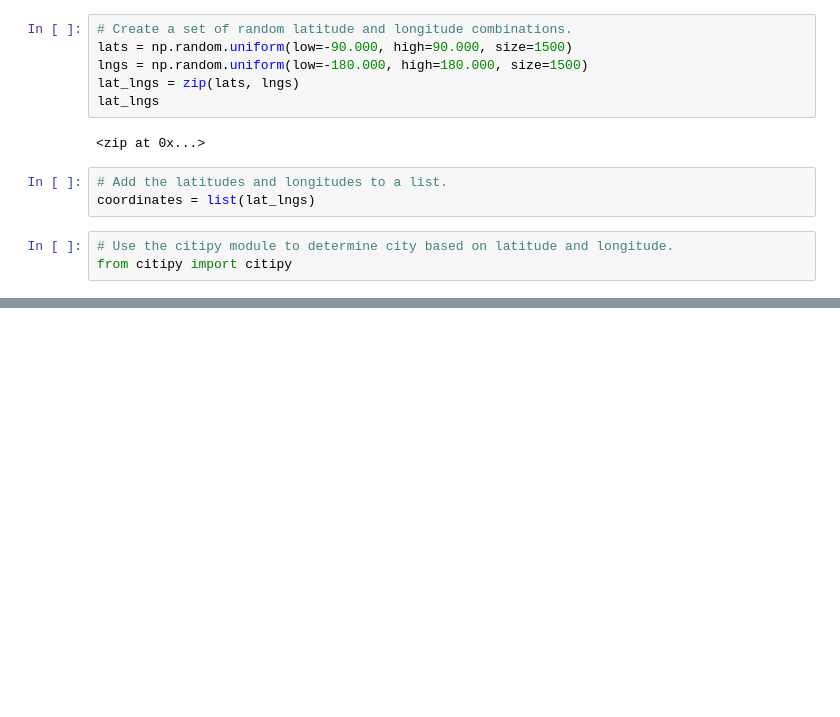
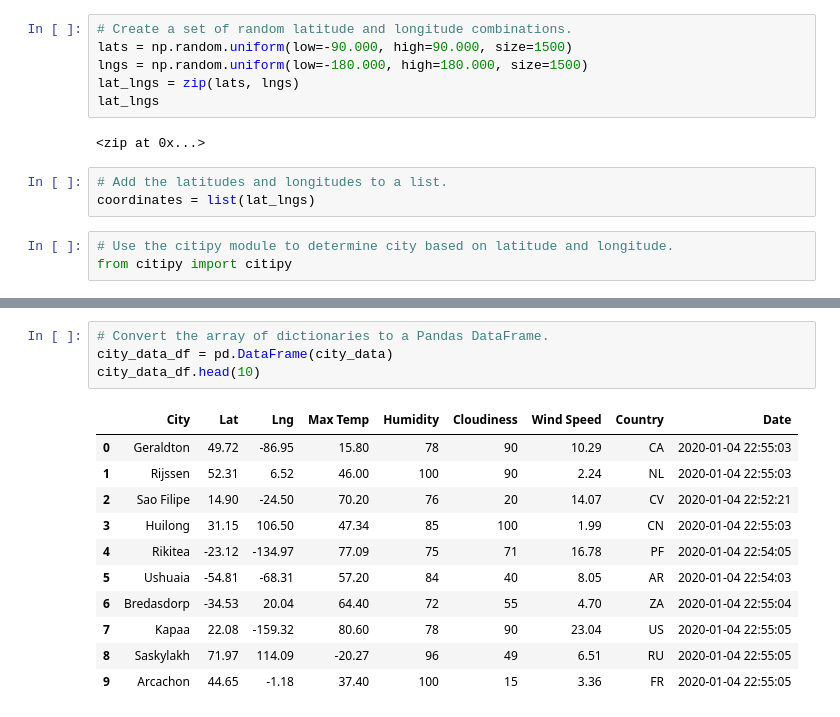
Before and after one commit to juan-mpn/World_Weather_Analysis, a Jupyter notebook: WeatherPy.ipynb, the cells around one changed output, grey strips where cells are left out. Saved outputs shown, nothing was run; the diff lists cells and outputs as text; blank space fills up the shorter version.

```diff
--- a/WeatherPy.ipynb
+++ b/WeatherPy.ipynb
@@ -33,0 +180,16 @@ len(cities)
+# %%
+# Convert the array of dictionaries to a Pandas DataFrame.
+city_data_df = pd.DataFrame(city_data)
+city_data_df.head(10)
+# %% [output]
+|  | City | Lat | Lng | Max Temp | Humidity | Cloudiness | Wind Speed | Country | Date |
+| 0 | Geraldton | 49.72 | -86.95 | 15.80 | 78 | 90 | 10.29 | CA | 2020-01-04 22:55:03 |
+| 1 | Rijssen | 52.31 | 6.52 | 46.00 | 100 | 90 | 2.24 | NL | 2020-01-04 22:55:03 |
+| 2 | Sao Filipe | 14.90 | -24.50 | 70.20 | 76 | 20 | 14.07 | CV | 2020-01-04 22:52:21 |
+| 3 | Huilong | 31.15 | 106.50 | 47.34 | 85 | 100 | 1.99 | CN | 2020-01-04 22:55:03 |
+| 4 | Rikitea | -23.12 | -134.97 | 77.09 | 75 | 71 | 16.78 | PF | 2020-01-04 22:54:05 |
+| 5 | Ushuaia | -54.81 | -68.31 | 57.20 | 84 | 40 | 8.05 | AR | 2020-01-04 22:54:03 |
+| 6 | Bredasdorp | -34.53 | 20.04 | 64.40 | 72 | 55 | 4.70 | ZA | 2020-01-04 22:55:04 |
+| 7 | Kapaa | 22.08 | -159.32 | 80.60 | 78 | 90 | 23.04 | US | 2020-01-04 22:55:05 |
+| 8 | Saskylakh | 71.97 | 114.09 | -20.27 | 96 | 49 | 6.51 | RU | 2020-01-04 22:55:05 |
+| 9 | Arcachon | 44.65 | -1.18 | 37.40 | 100 | 15 | 3.36 | FR | 2020-01-04 22:55:05 |
```
Also changed, not shown: parts of 10 cells of this notebook, 5 other files.
